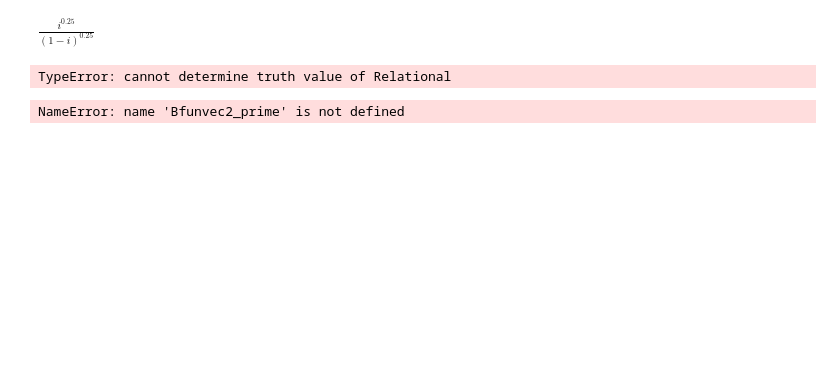
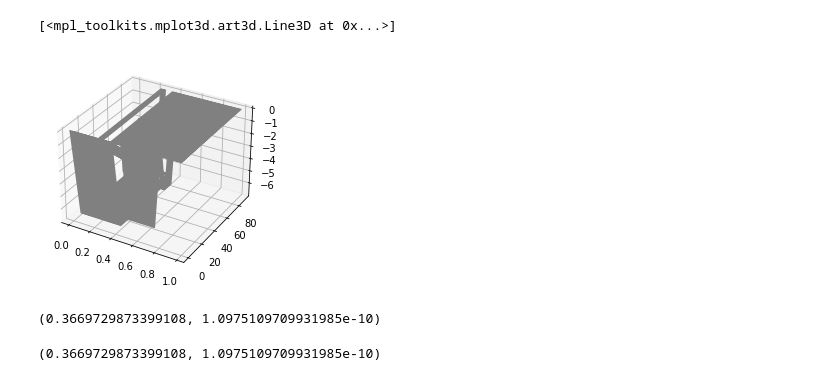
Before and after one commit to VoliCrank/Optimal-Unilateral-Carbon-Policy, a Jupyter notebook: Data/codes/Untitled.ipynb, the cells around one changed output. Cells and saved outputs as stored; diff of their text form; code cells hidden in the pictures; blank space fills up the shorter version.

Commit message:
add plots

```diff
--- a/Data/codes/Untitled.ipynb
+++ b/Data/codes/Untitled.ipynb
@@ -75,0 +141,3 @@ $\displaystyle \frac{1.0 CeHH}{\left(p_{e} + t_{b}\right)^{1.0}}$
+# %%
+obj_val = verify([res1.x[1]], res1.x[0], varphi, tax_scenario, ParaList, df)
+obj_val
@@ -75,0 +146,17 @@ $\displaystyle \frac{1.0 CeHH}{\left(p_{e} + t_{b}\right)^{1.0}}$
+# %%
+def obj_eval(tax_scenario, ParaList, df):
+    data = []
+    for pe in np.arange(0,2,0.01):
+        res1 = minimize(opt_price, (pe, 100), args = (varphi, tax_scenario, ParaList, df), bounds = [(0,np.inf), (0, np.inf)], method = 'Nelder-Mead', options = {'maxfev': 100000, 'maxiter': 10000})
+        #print(res1)
+        obj_val = verify([res1.x[1]], res1.x[0], varphi, tax_scenario, ParaList, df)
+        data.append((pe, obj_val, res1.x[0], res1.x[1]))
+    return data
+# %%
+data = obj_eval(tax_scenario, ParaList, df)
+# %%
+x_val = [x[0] for x in data]
+#y_val = [x[1] for x in data]
+z_val = [abs(x[1][0]) for x in data]
+#plt.set_ylim(0, 2)
+plt.plot(x_val,z_val)
@@ -75,0 +166,6 @@ $\displaystyle \frac{1.0 CeHH}{\left(p_{e} + t_{b}\right)^{1.0}}$
+# %%
+ax = plt.axes(projection='3d')
+ax.plot3D(x_val, y_val, z_val, 'gray')
+# %% [output]
+[<mpl_toolkits.mplot3d.art3d.Line3D at 0x...>]
+[figure, added]
@@ -76,20 +175,11 @@ $\displaystyle \frac{1.0 CeHH}{\left(p_{e} + t_{b}\right)^{1.0}}$
+# %%
+quad(integrand,0,0.5, args=((1+theta)/theta, (theta-sigmastar)/theta))
+# %% [output]
+(0.3669729873399108, 1.0975109709931985e-10)
 # %%
-(i ** ((1 + theta) / theta - 1) * (1 - i) ** ((theta - sigmastar) / theta - 1))
+def tempFunction(i, theta, sigmastar):
+    return (i ** ((1 + theta) / theta - 1) * (1 - i) ** ((theta - sigmastar) / theta - 1))
+
+quad(tempFunction,0,0.5, args=(theta, sigmastar))
 # %% [output]
-$\displaystyle \frac{i^{0.25}}{\left(1 - i\right)^{0.25}}$
+(0.3669729873399108, 1.0975109709931985e-10)
-# %%
-def tempFunction(i, theta, sigmastar):
-    return (i ** ((1 + theta) / theta - 1) * (1 - i) ** ((theta - sigmastar) / theta - 1))
-
-Bfunvec1_prime = quad(tempFunction,0,j0_prime, args=(theta, sigmastar))[0];
-Bfunvec2_prime = quad(tempFunction,0,jxbar_prime, args=(theta, sigmastar))[0];
-# %% [output]
-TypeError: cannot determine truth value of Relational
-# %%
-CeFH1_hat = (pe +tb)**(-epsilonDstar) * j0_hat**(1 + (1 - sigmastar)/theta)
-CeFH2_hat = (1 + (1 - sigmastar)/theta) * ((1-df['jxbar'])/df['jxbar'])**(sigmastar/theta) * pe**(-epsilonDstar) * (1 + tb/pe)**(-alpha) * (Bfunvec2_prime - Bfunvec1_prime)/df['jxbar']**(1+(1-sigmastar)/theta)
-CeFH1_prime = df['CeFH'] * CeFH1_hat
-CeFH2_prime = df['CeFH'] * CeFH2_hat
-CeFH_hat = CeFH1_hat + CeFH2_hat;
-# %% [output]
-NameError: name 'Bfunvec2_prime' is not defined
```
Also changed, not shown: parts of 23 cells of this notebook, 7 other files.
